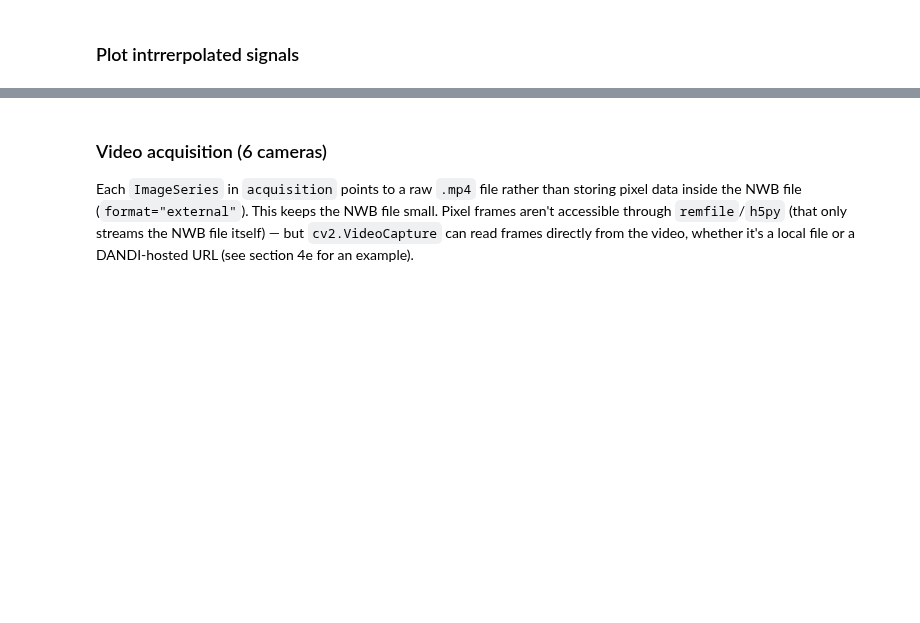
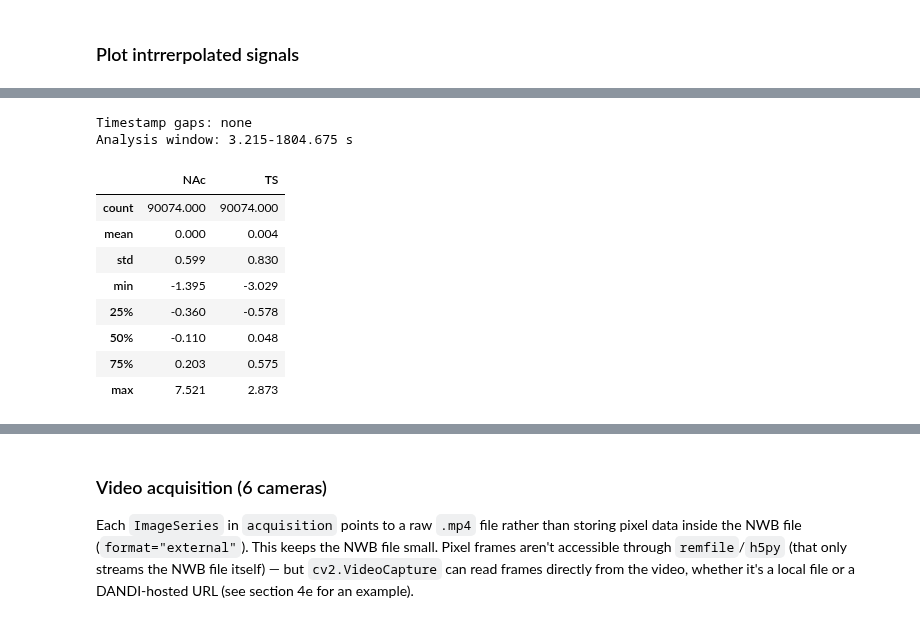
Before and after one commit to catalystneuro/uchida-lab-to-nwb, a Jupyter notebook: notebooks/dandi_001935_tutorial.ipynb, the cells around one changed output, grey strips where cells are left out. Saved outputs shown, nothing was run; the diff lists cells and outputs as text; code cells hidden in the pictures; blank space fills up the shorter version.

```diff
--- a/notebooks/dandi_001935_tutorial.ipynb
+++ b/notebooks/dandi_001935_tutorial.ipynb
@@ -454,0 +461,41 @@ plt.show()
+# %%
+import pandas as pd
+from scipy.signal import find_peaks
+
+
+def find_gaps(times, factor=5.0):
+    """(start, end) of every step longer than `factor` x the median sampling interval."""
+    dt = np.diff(times)
+    big = np.flatnonzero(dt > factor * np.median(dt))
+    return [(times[i], times[i + 1]) for i in big]
+
+
+assert np.array_equal(ctrl_int_ts, sig_int_ts), "control and signal must share timestamps"
+
+gaps = find_gaps(sig_int_ts)
+start = gaps[-1][1] if gaps else sig_int_ts[0]
+keep = sig_int_ts >= start
+print(f"Timestamp gaps: {[(round(a, 3), round(b, 3)) for a, b in gaps] or 'none'}")
+print(f"Analysis window: {start:.3f}-{sig_int_ts[-1]:.3f} s")
+
+dff = {}
+for col_idx, region in enumerate(regions):
+    green = sig_int_series.data[:, col_idx][keep]
+    red = ctrl_int_series.data[:, col_idx][keep]
+    slope, intercept = np.polyfit(red, green, 1)
+    fitted = slope * red + intercept
+    dff[region] = (green - fitted) / fitted * 100
+dff = pd.DataFrame(dff, index=pd.Index(sig_int_ts[keep], name="time"))
+dff.describe().round(3)
+# %% [output]
+Timestamp gaps: none
+Analysis window: 3.215-1804.675 s
+|  | NAc | TS |
+| count | 90074.000 | 90074.000 |
+| mean | 0.000 | 0.004 |
+| std | 0.599 | 0.830 |
+| min | -1.395 | -3.029 |
+| 25% | -0.360 | -0.578 |
+| 50% | -0.110 | 0.048 |
+| 75% | 0.203 | 0.575 |
+| max | 7.521 | 2.873 |
```
Also changed, not shown: parts of 5 cells of this notebook, 2 other files.
